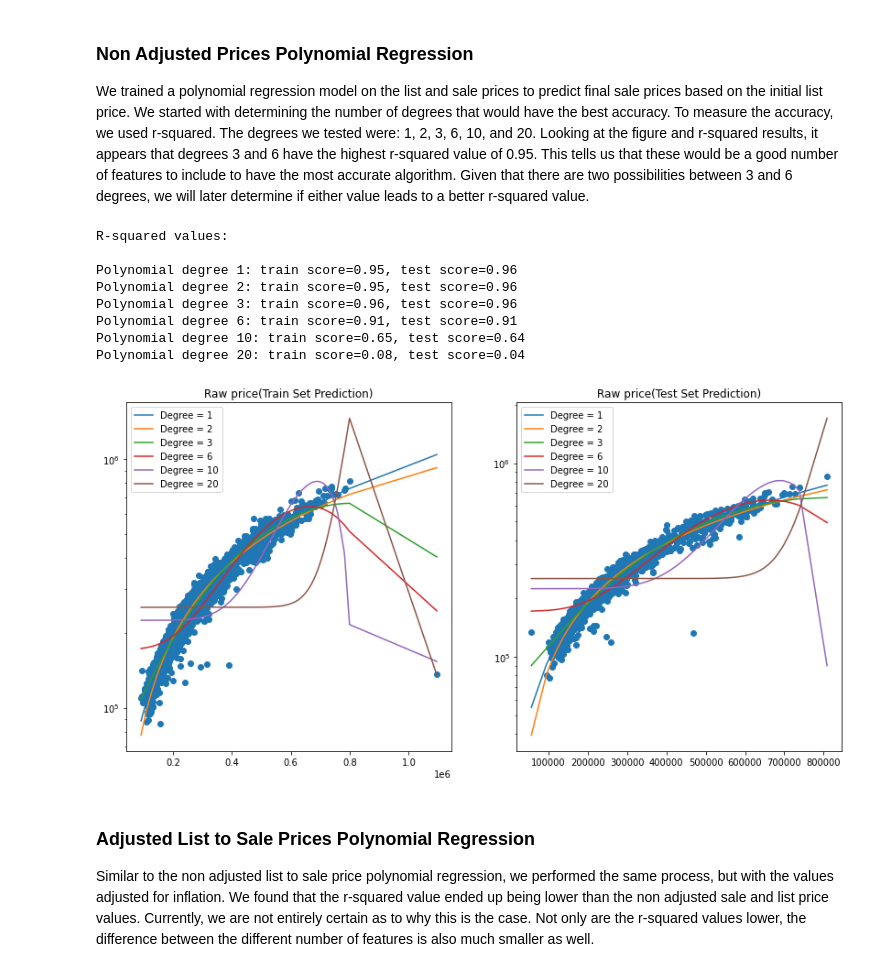
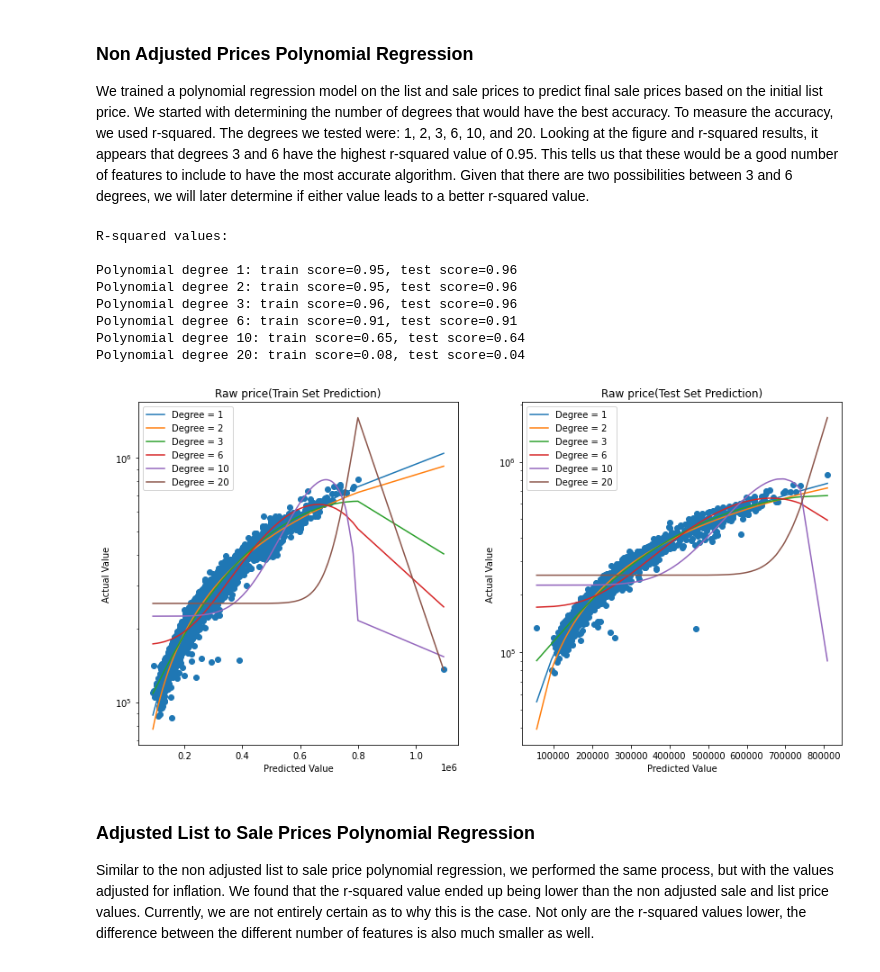
Before and after one commit to COGS118A/Group029-Sp22, a Jupyter notebook: COGS_118A_Project.ipynb, the cells around one changed output. Drawn from its saved outputs; the diff is of its cells as text; code cells hidden in the pictures.

```diff
--- a/COGS_118A_Project.ipynb
+++ b/COGS_118A_Project.ipynb
@@ -330,34 +330,40 @@ plt.figure(figsize=(14, 7))
 plt.subplot(121)
 plt.scatter(X_train, y_train)
 plt.yscale('log')
 plt.title("Raw price(Train Set Prediction)")
+plt.xlabel('Predicted Value')
+plt.ylabel('Actual Value')
 for i, degree in enumerate(degrees):
     plt.plot(X_train, y_train_pred[:, i], label=f'Degree = {str(degree)}')
     plt.legend(loc='upper left')
 
 plt.subplot(122)
 plt.scatter(X_test, y_test)
 plt.yscale('log')
 plt.title("Raw price(Test Set Prediction)")
+plt.xlabel('Predicted Value')
+plt.ylabel('Actual Value')
 for i, degree in enumerate(degrees):
     plt.plot(X_test, y_test_pred[:, i], label=f'Degree = {str(degree)}')
     plt.legend(loc='upper left')
 
 print("R-squared values: \n")
 for i, degree in enumerate(degrees):
     train_r2 = round(sk.metrics.r2_score(y_train, y_train_pred[:, i]), 2)
     test_r2 = round(sk.metrics.r2_score(y_test, y_test_pred[:, i]), 2)
     print("Polynomial degree {0}: train score={1}, test score={2}".format(degree, train_r2, test_r2))
+
+plt.savefig('./img/non_adjusted_poly_regression.png')
 # %% [output]
 R-squared values:
 
 Polynomial degree 1: train score=0.95, test score=0.96
 Polynomial degree 2: train score=0.95, test score=0.96
 Polynomial degree 3: train score=0.96, test score=0.96
 Polynomial degree 6: train score=0.91, test score=0.91
 Polynomial degree 10: train score=0.65, test score=0.64
 Polynomial degree 20: train score=0.08, test score=0.04
-[figure, old version]
+[figure, new version]
 # %% [markdown]
 ### Adjusted List to Sale Prices Polynomial Regression
 Similar to the non adjusted list to sale price polynomial regression, we performed the same process, but with the values adjusted for inflation. We found that the r-squared value ended up being lower than the non adjusted sale and list price values. Currently, we are not entirely certain as to why this is the case. Not only are the r-squared values lower, the difference between the different number of features is also much smaller as well.
```
Also changed, not shown: parts of 6 cells of this notebook, 1 other file.
